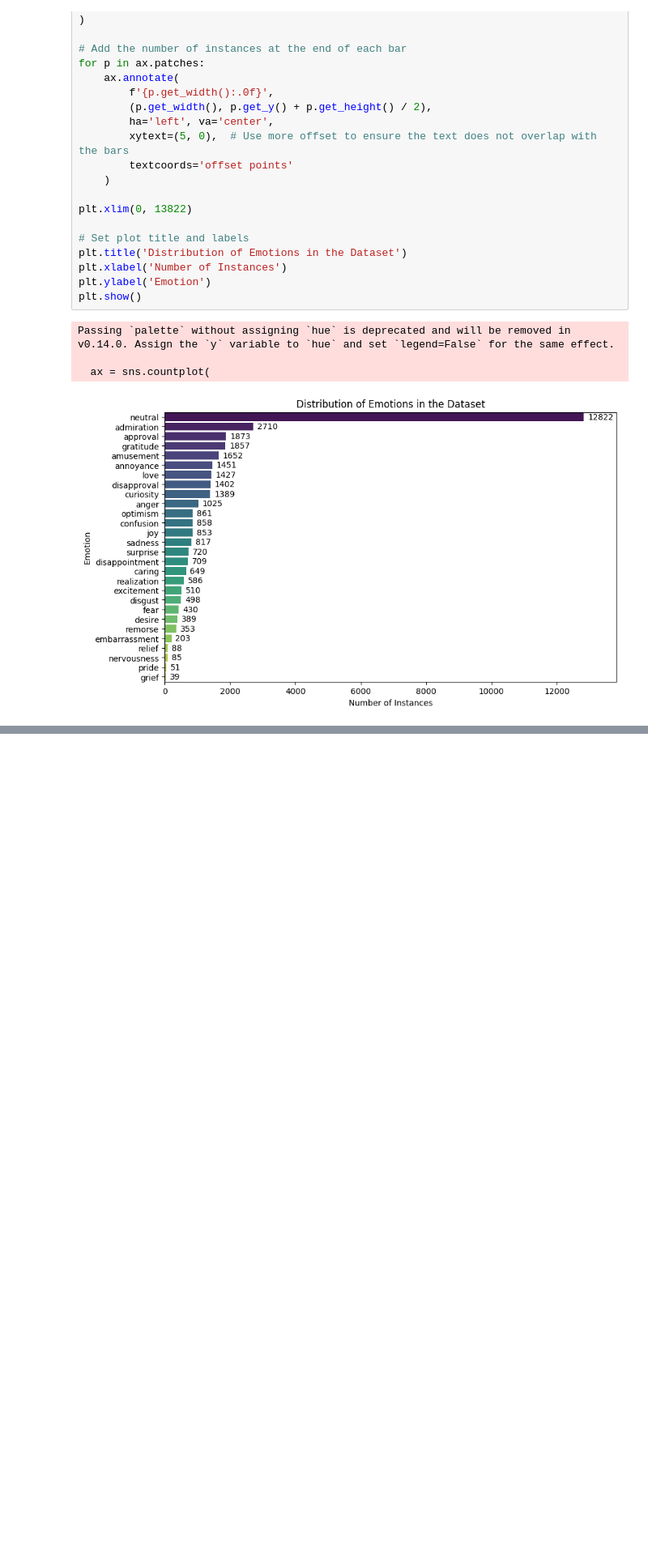
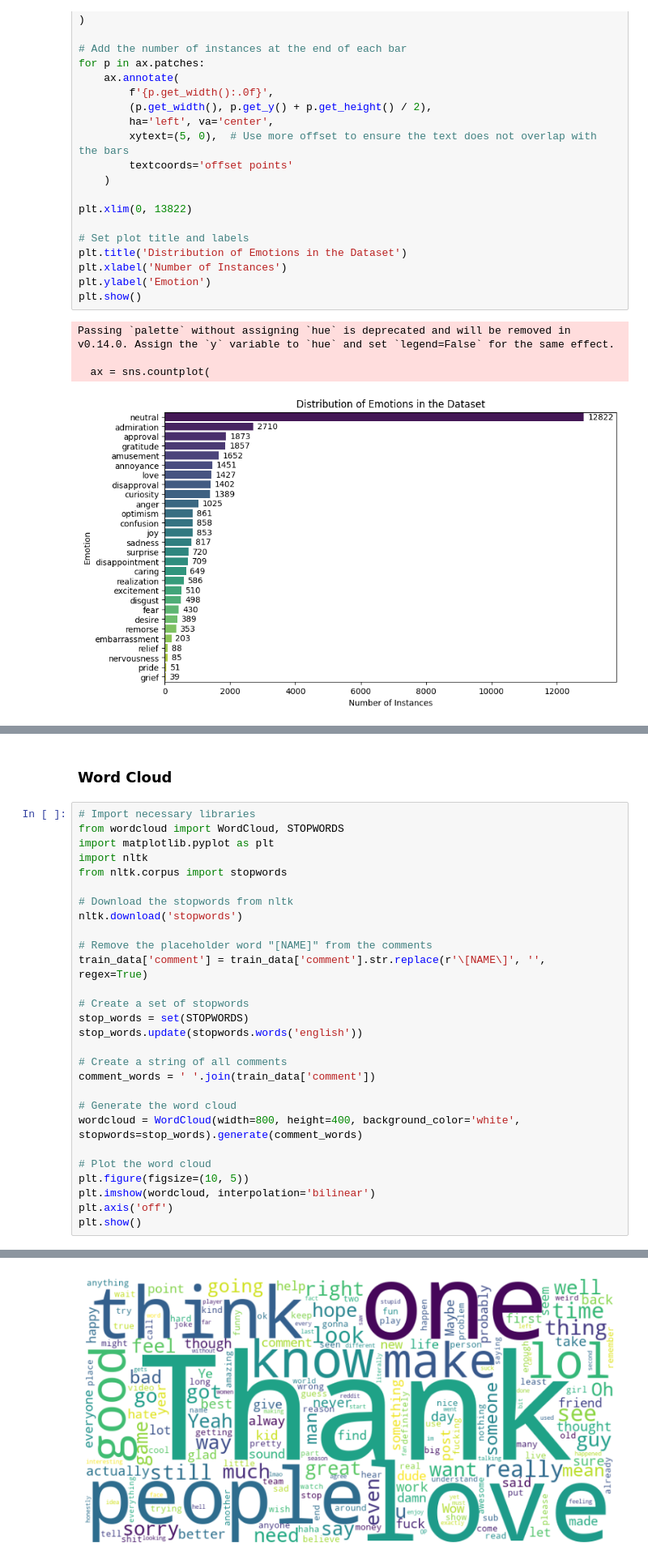
Before and after one commit to rgap/NMA-GoEmotions-Project, a Jupyter notebook: notebooks/1_initial_data_analysis.ipynb, the cells around one changed output, grey strips where cells are left out. Shown: that part at 81% size. Saved outputs shown, nothing was run; the diff lists cells and outputs as text; blank space fills up the shorter version.

```diff
--- a/notebooks/1_initial_data_analysis.ipynb
+++ b/notebooks/1_initial_data_analysis.ipynb
@@ -263,0 +303,31 @@ Passing `palette` without assigning `hue` is deprecated and will be removed in v
+# %% [markdown]
+### Word Cloud
+# %%
+# Import necessary libraries
+from wordcloud import WordCloud, STOPWORDS
+import matplotlib.pyplot as plt
+import nltk
+from nltk.corpus import stopwords
+
+# Download the stopwords from nltk
+nltk.download('stopwords')
+
+# Remove the placeholder word "[NAME]" from the comments
+train_data['comment'] = train_data['comment'].str.replace(r'\[NAME\]', '', regex=True)
+
+# Create a set of stopwords
+stop_words = set(STOPWORDS)
+stop_words.update(stopwords.words('english'))
+
+# Create a string of all comments
+comment_words = ' '.join(train_data['comment'])
+
+# Generate the word cloud
+wordcloud = WordCloud(width=800, height=400, background_color='white', stopwords=stop_words).generate(comment_words)
+
+# Plot the word cloud
+plt.figure(figsize=(10, 5))
+plt.imshow(wordcloud, interpolation='bilinear')
+plt.axis('off')
+plt.show()
+# %% [output]
@@ -263,0 +336 @@ Passing `palette` without assigning `hue` is deprecated and will be removed in v
+[figure, added]
```
Also changed, not shown: parts of 7 cells of this notebook, 15 other files.
